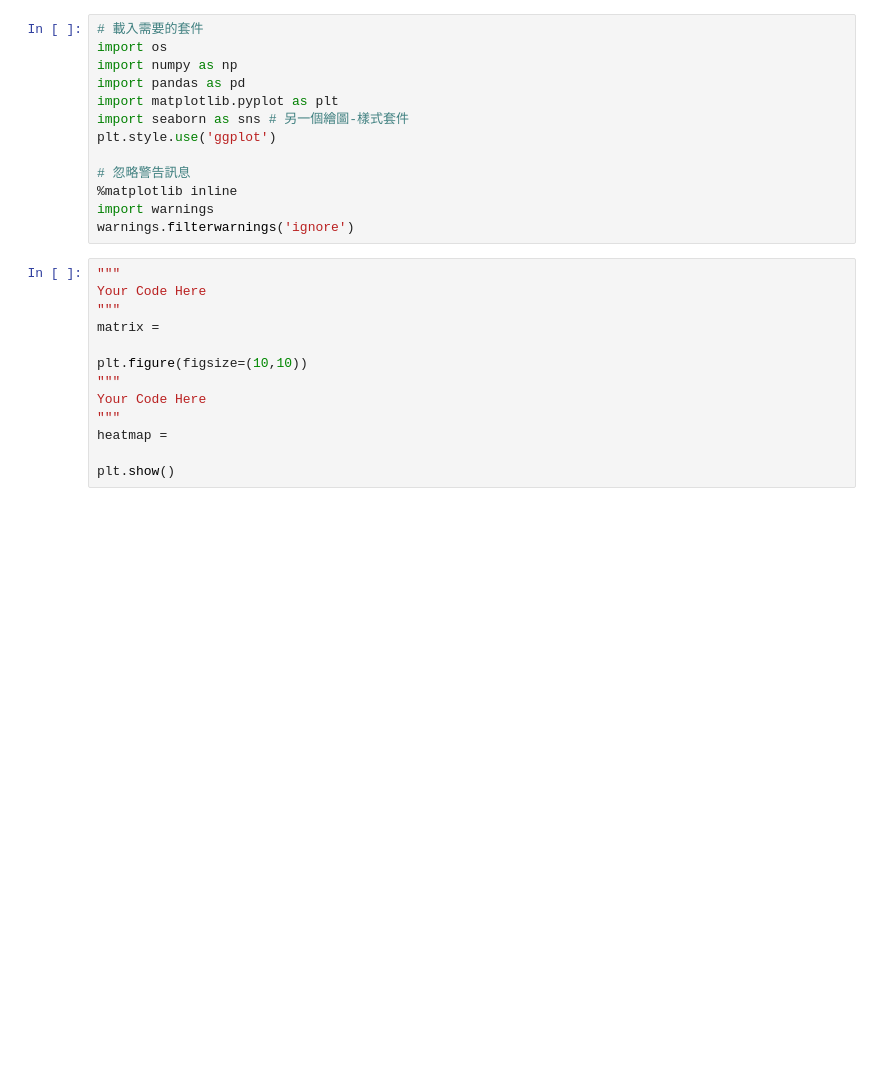
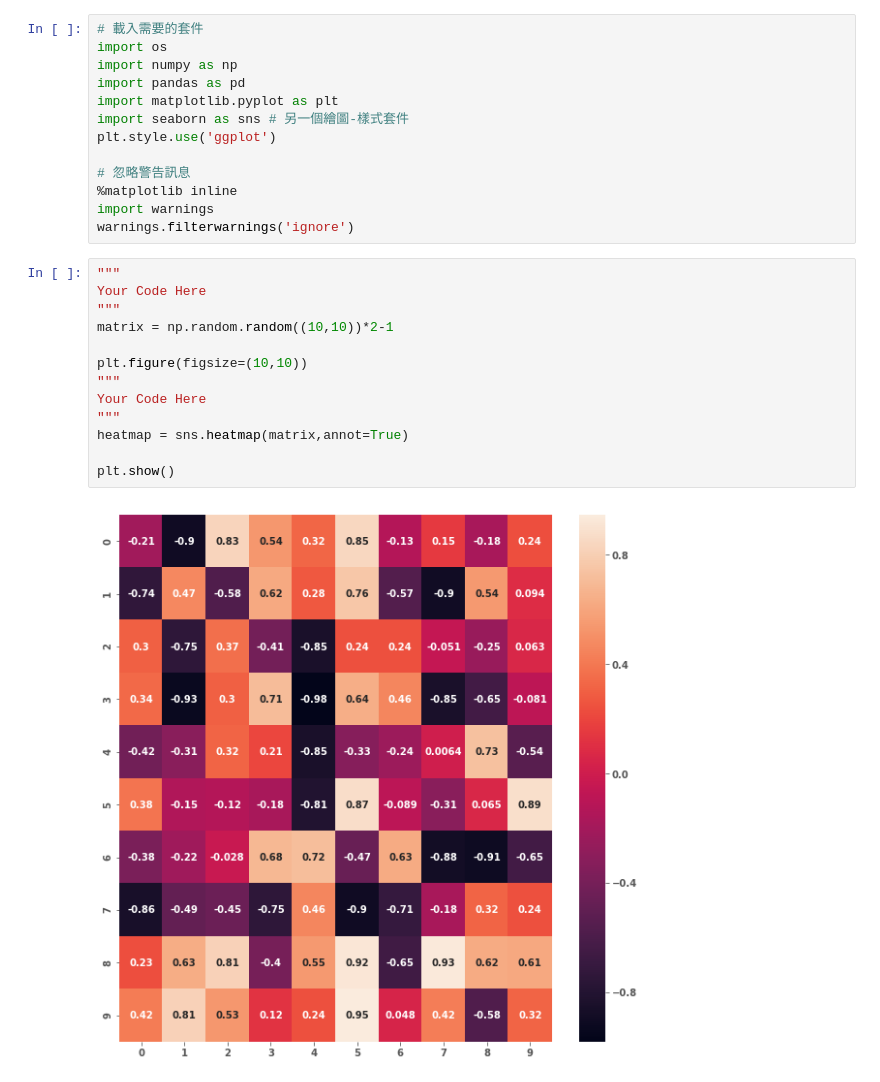
Before and after one commit to bluesky6529/2nd-ML100Days, a Jupyter notebook: homework/Day_015_HW.ipynb, the cells around one changed output. Cells and saved outputs as stored; diff of their text form; blank space fills up the shorter version.

```diff
--- a/homework/Day_015_HW.ipynb
+++ b/homework/Day_015_HW.ipynb
@@ -28,16 +28,18 @@ warnings.filterwarnings('ignore')
 # %%
 """
 Your Code Here
 """
-matrix =
+matrix = np.random.random((10,10))*2-1
 
 plt.figure(figsize=(10,10))
 """
 Your Code Here
 """
-heatmap =
+heatmap = sns.heatmap(matrix,annot=True)
 
 plt.show()
+# %% [output]
+[figure, added]
 # %%
 nrow = 1000
 ncol = 3
```
Also changed, not shown: parts of 2 cells of this notebook.
